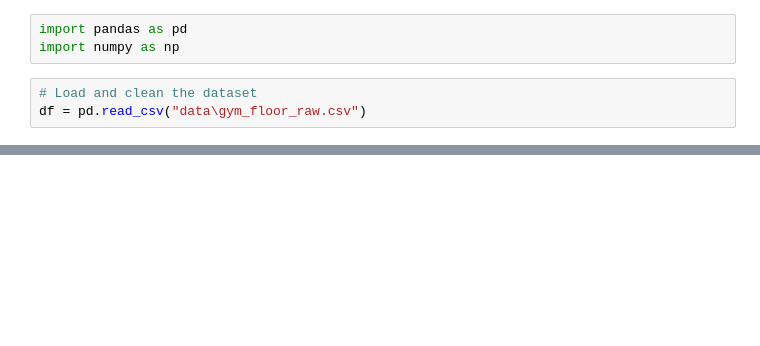
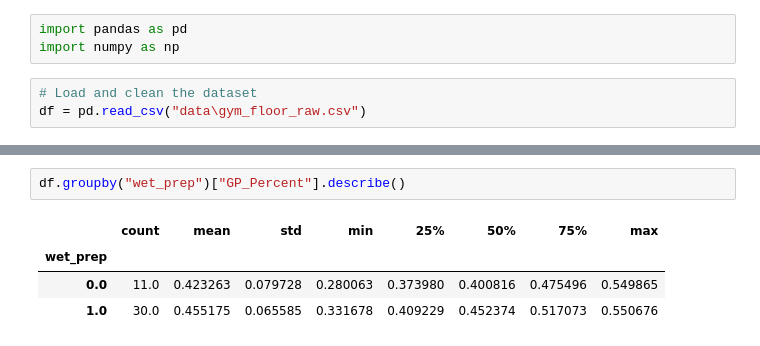
Before and after one commit to michaelpointek/gym_floor_analysis, a Jupyter notebook: notepad.ipynb, the cells around one changed output, grey strips where cells are left out. Drawn from its saved outputs; the diff is of its cells as text; blank space fills up the shorter version.

```diff
--- a/notepad.ipynb
+++ b/notepad.ipynb
@@ -32,0 +33,7 @@ df.groupby("Coats")["v_cost_per_sqft"].describe()
+# %%
+df.groupby("wet_prep")["GP_Percent"].describe()
+# %% [output]
+|  | count | mean | std | min | 25% | 50% | 75% | max |
+| wet_prep |  |  |  |  |  |  |  |  |
+| 0.0 | 11.0 | 0.423263 | 0.079728 | 0.280063 | 0.373980 | 0.400816 | 0.475496 | 0.549865 |
+| 1.0 | 30.0 | 0.455175 | 0.065585 | 0.331678 | 0.409229 | 0.452374 | 0.517073 | 0.550676 |
```
Also changed, not shown: parts of 3 cells of this notebook, 5 other files.
